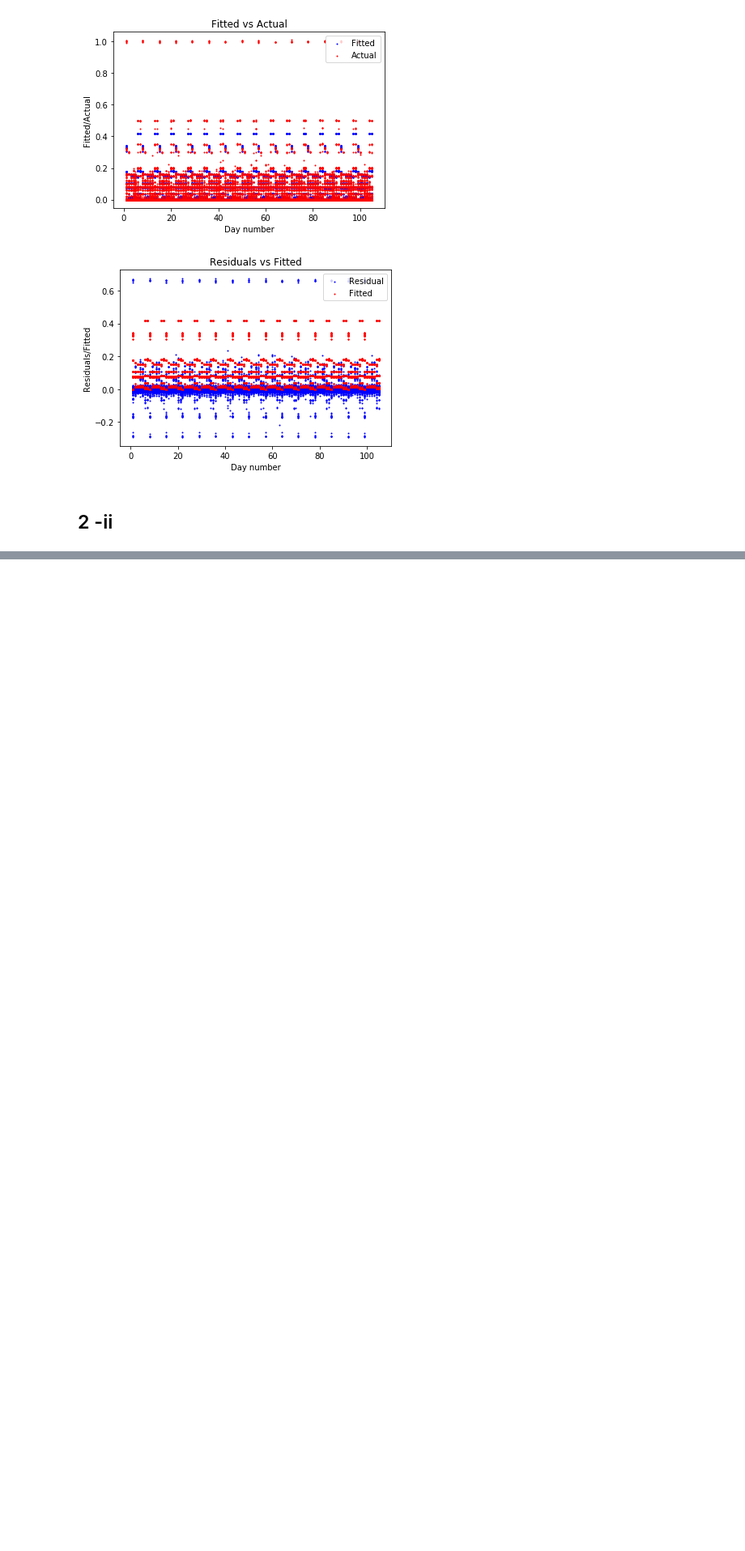
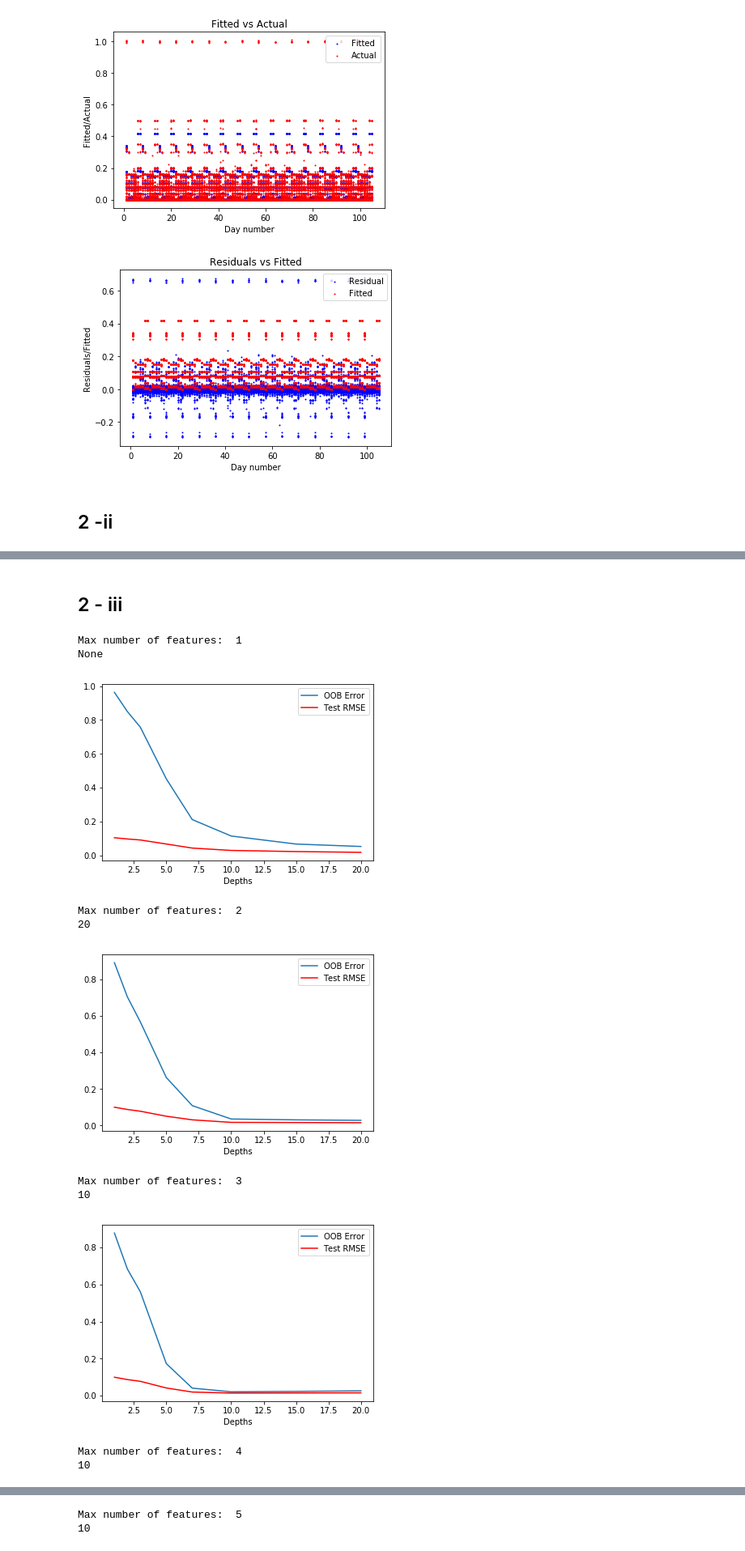
Before and after one commit to TSatyaVasanthReddy/RegressionAnalysis, a Jupyter notebook: Project4.ipynb, the cells around one changed output, grey strips where cells are left out. Shown at 81% size. Drawn from its saved outputs; the diff is of its cells as text; code cells hidden in the pictures; blank space fills up the shorter version.

Commit message:
random forrest iii, iv

```diff
--- a/Project4.ipynb
+++ b/Project4.ipynb
@@ -333,0 +342,31 @@ Max number of features:  4
+# %% [markdown]
+<h2> 2 - iii</h2>
+# %%
+depths = [1,2,3, 5,7,10,15,20, None]
+for i in range(1,6):
+    oob_errors = []
+    test_rmse = []
+    for d in depths:
+        regr = RandomForestRegressor(n_estimators=13, max_depth=d, max_features=i, bootstrap=True, oob_score=True, random_state=0)
+        X_train, X_test, y_train, y_test = train_test_split(X, y, test_size=0.1, random_state=0)
+        regr.fit(X_train, y_train)
+        y_pred = regr.predict(X_test)
+        oob_score = regr.oob_score_
+        oob_error = 1 - oob_score
+        oob_errors.append(oob_error)
+        test_error = mean_squared_error(y_test,y_pred)
+        test_rmse.append(np.sqrt(test_error))
+    print("Max number of features: ",i)
+    plot_func(depths, oob_errors, test_rmse, "Depths")
+# %% [output]
+Max number of features:  1
+None
+[figure, added]
+Max number of features:  2
+20
+[figure, added]
+Max number of features:  3
+10
+[figure, added]
+Max number of features:  4
+10
@@ -333,0 +374,2 @@ Max number of features:  4
+Max number of features:  5
+10
```
Also changed, not shown: parts of 5 cells of this notebook.
